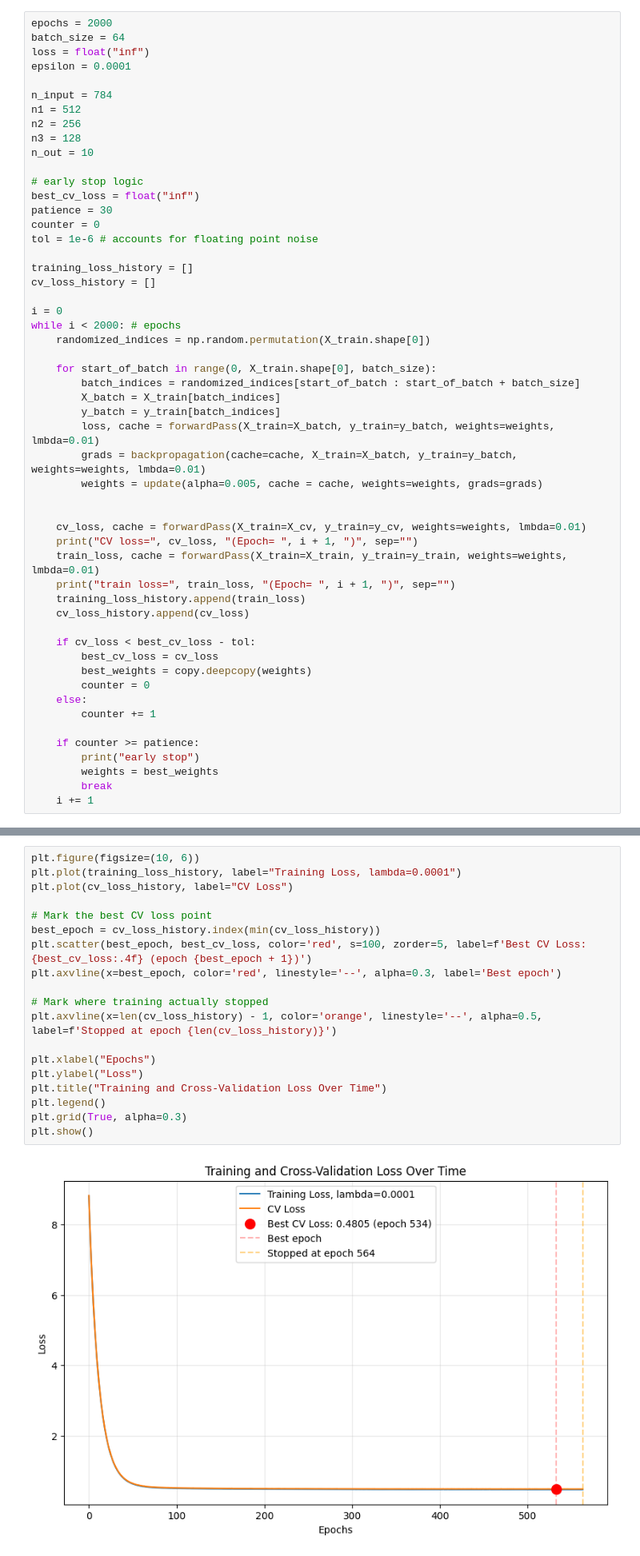
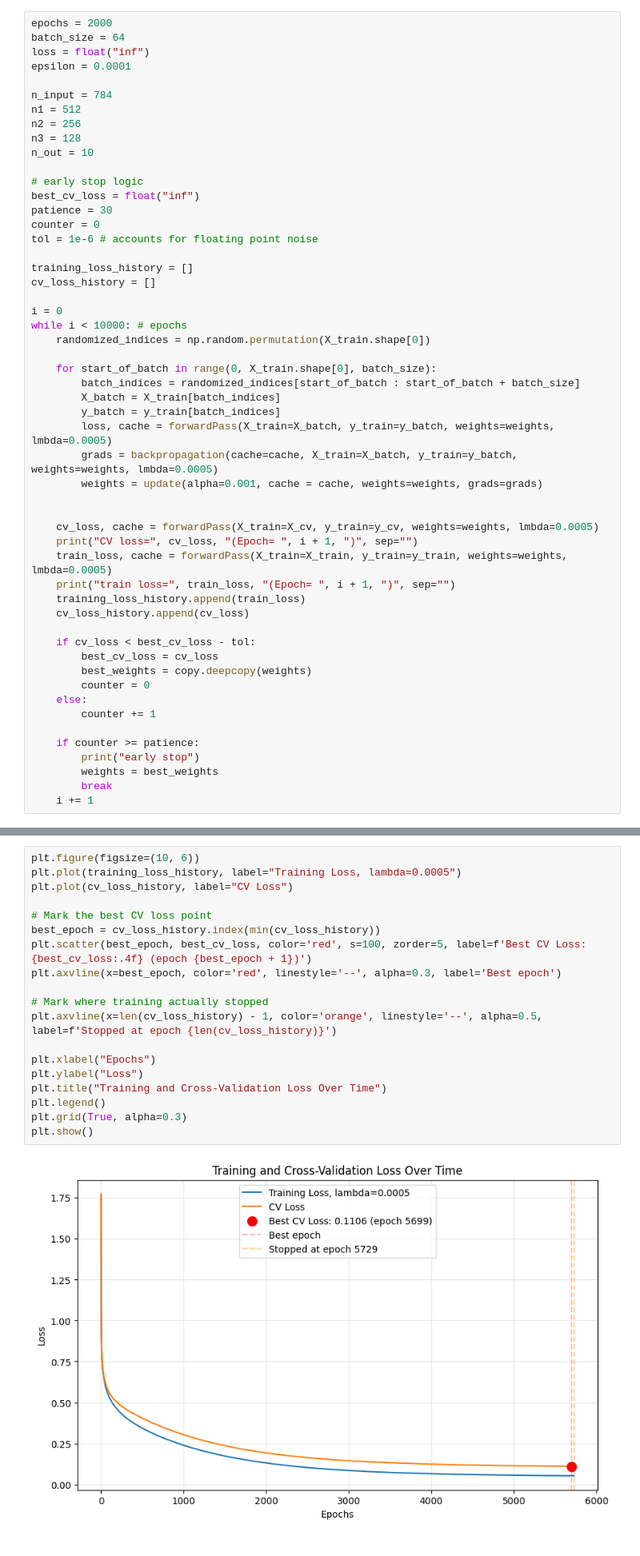
Before and after one commit to ntwenny/mnist-from-scratch, a Jupyter notebook: notebook/mnist_from_scratch.ipynb, the cells around one changed output, grey strips where cells are left out. Shown at 80% size. Saved outputs shown, nothing was run; the diff lists cells and outputs as text.

Commit message:
more lambda experiments

```diff
--- a/notebook/mnist_from_scratch.ipynb
+++ b/notebook/mnist_from_scratch.ipynb
@@ -413,21 +413,21 @@ training_loss_history = []
 cv_loss_history = []
 
 i = 0
-while i < 2000: # epochs
+while i < 10000: # epochs
     randomized_indices = np.random.permutation(X_train.shape[0])
 
     for start_of_batch in range(0, X_train.shape[0], batch_size):
         batch_indices = randomized_indices[start_of_batch : start_of_batch + batch_size]
         X_batch = X_train[batch_indices]
         y_batch = y_train[batch_indices]
-        loss, cache = forwardPass(X_train=X_batch, y_train=y_batch, weights=weights, lmbda=0.01)
-        grads = backpropagation(cache=cache, X_train=X_batch, y_train=y_batch, weights=weights, lmbda=0.01)
-        weights = update(alpha=0.005, cache = cache, weights=weights, grads=grads)
+        loss, cache = forwardPass(X_train=X_batch, y_train=y_batch, weights=weights, lmbda=0.0005)
+        grads = backpropagation(cache=cache, X_train=X_batch, y_train=y_batch, weights=weights, lmbda=0.0005)
+        weights = update(alpha=0.001, cache = cache, weights=weights, grads=grads)
 
 
-    cv_loss, cache = forwardPass(X_train=X_cv, y_train=y_cv, weights=weights, lmbda=0.01)
+    cv_loss, cache = forwardPass(X_train=X_cv, y_train=y_cv, weights=weights, lmbda=0.0005)
     print("CV loss=", cv_loss, "(Epoch= ", i + 1, ")", sep="")
-    train_loss, cache = forwardPass(X_train=X_train, y_train=y_train, weights=weights, lmbda=0.01)
+    train_loss, cache = forwardPass(X_train=X_train, y_train=y_train, weights=weights, lmbda=0.0005)
     print("train loss=", train_loss, "(Epoch= ", i + 1, ")", sep="")
     training_loss_history.append(train_loss)
     cv_loss_history.append(cv_loss)
@@ -466,25 +466,25 @@ early stop
 Plot training and cross validation loss
 # %%
 plt.figure(figsize=(10, 6))
-plt.plot(training_loss_history, label="Training Loss, lambda=0.0001")
+plt.plot(training_loss_history, label="Training Loss, lambda=0.0005")
 plt.plot(cv_loss_history, label="CV Loss")
 
 # Mark the best CV loss point
 best_epoch = cv_loss_history.index(min(cv_loss_history))
 plt.scatter(best_epoch, best_cv_loss, color='red', s=100, zorder=5, label=f'Best CV Loss: {best_cv_loss:.4f} (epoch {best_epoch + 1})')
 plt.axvline(x=best_epoch, color='red', linestyle='--', alpha=0.3, label='Best epoch')
 
 # Mark where training actually stopped
 plt.axvline(x=len(cv_loss_history) - 1, color='orange', linestyle='--', alpha=0.5, label=f'Stopped at epoch {len(cv_loss_history)}')
 
 plt.xlabel("Epochs")
 plt.ylabel("Loss")
 plt.title("Training and Cross-Validation Loss Over Time")
 plt.legend()
 plt.grid(True, alpha=0.3)
 plt.show()
 # %% [output]
-[figure, old version]
+[figure, new version]
 # %%
 def inference(X, *, weights=weights):
 
```
Also changed, not shown: parts of 3 cells of this notebook, 3 other files.
